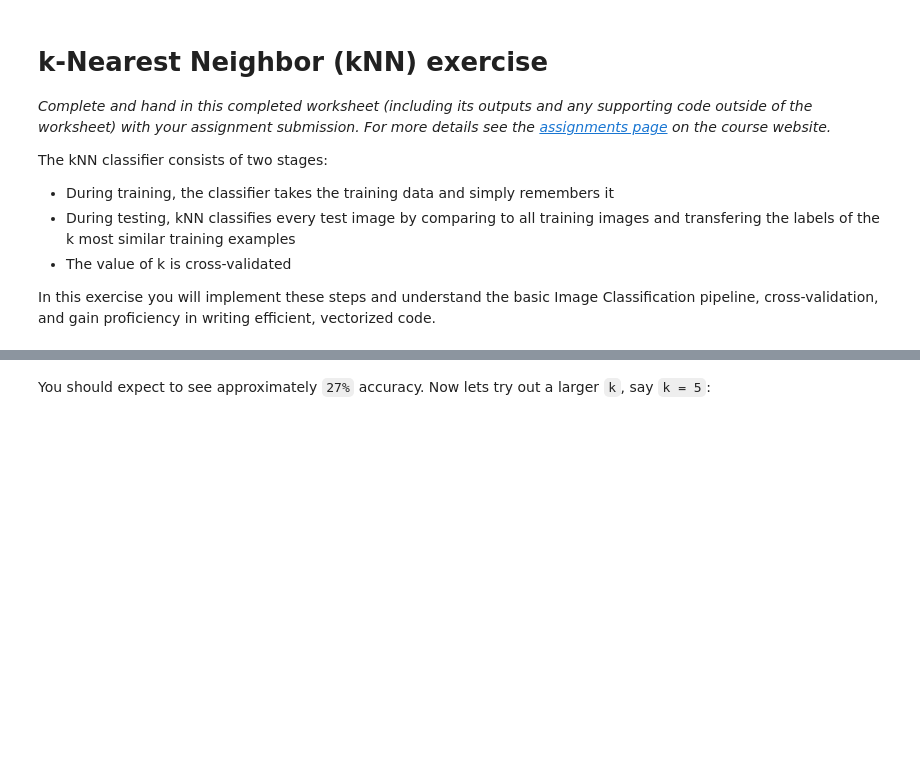
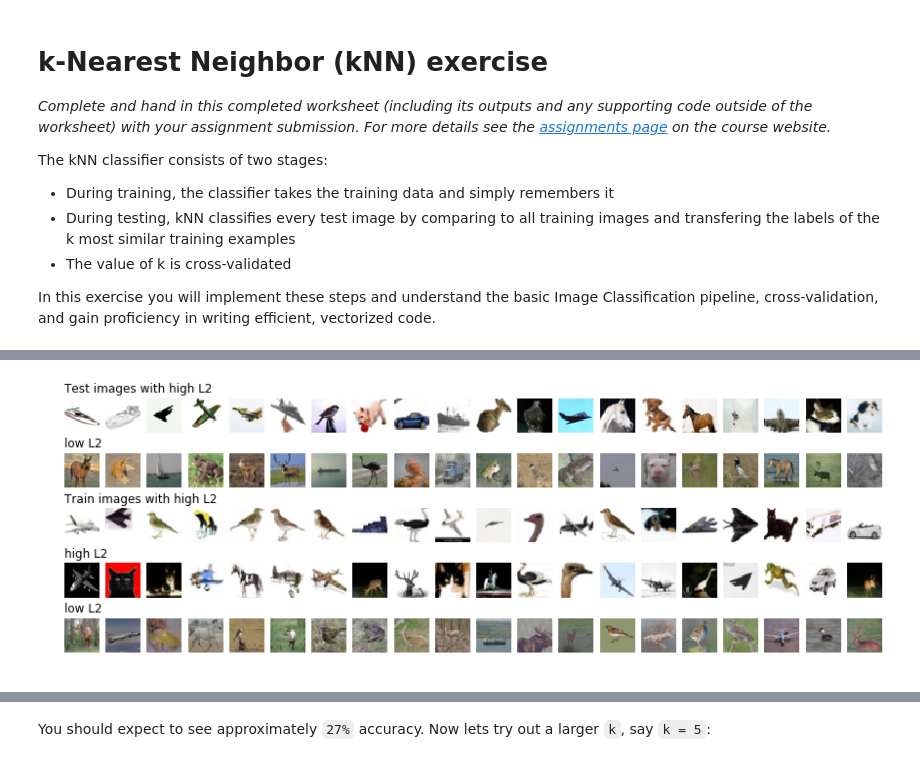
Before and after one commit to aduzhinskaya/cs231n, a Jupyter notebook: assignment1/knn.ipynb, the cells around one changed output, grey strips where cells are left out. Drawn from its saved outputs; the diff is of its cells as text; code cells hidden in the pictures; blank space fills up the shorter version.

```diff
--- a/assignment1/knn.ipynb
+++ b/assignment1/knn.ipynb
@@ -152,0 +186,33 @@ print(dists.shape)
+# %%
+class GridPlot(object):
+
+    def __init__(self, nrows, counter=0):
+        self.row = counter
+        self.nrows = nrows
+
+    def __call__(self, X, title):
+        ncols = X.shape[0]
+        for i in range(ncols):
+            plt.subplot(self.nrows, ncols, self.row * ncols + i + 1)
+            plt.imshow(np.reshape(X[i], (32, 32, 3)).astype('uint8'))
+            plt.axis('off')
+            if i == 0:
+                plt.title(title, loc='left')
+        self.row += 1
+
+
+row_idx_sorted = np.argsort(-np.mean(dists, axis = 1))
+col_idx_sorted = np.argsort(-np.mean(dists, axis = 0))
+
+plt.rcParams['figure.figsize'] = (15.0, 5.0)
+
+show = GridPlot(nrows=5)
+
+show(X_test[row_idx_sorted[:20]], 'Test images with high L2')
+show(X_test[row_idx_sorted[-20:]], 'low L2')
+
+show(X_train[col_idx_sorted[:20]], 'Train images with high L2')
+show(X_train[col_idx_sorted[20:40]], 'high L2')
+show(X_train[col_idx_sorted[-20:]], 'low L2')
+# %% [output]
+[figure, added]
```
Also changed, not shown: parts of 27 cells of this notebook, 1 other file.
